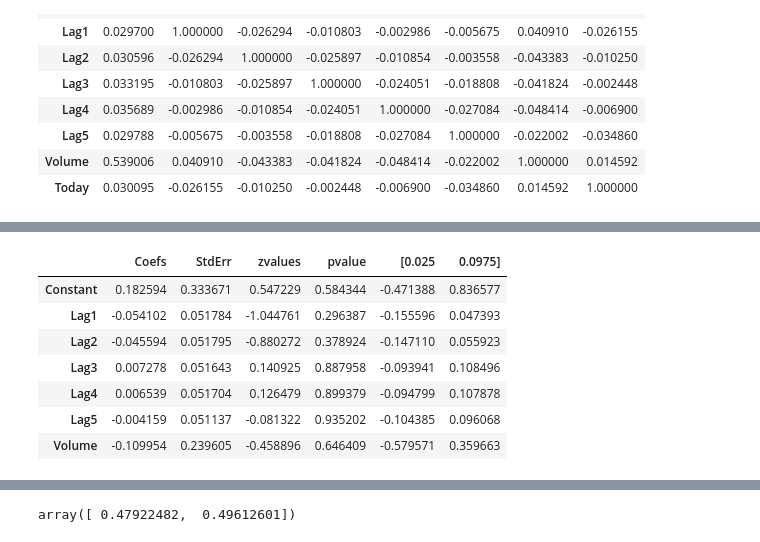
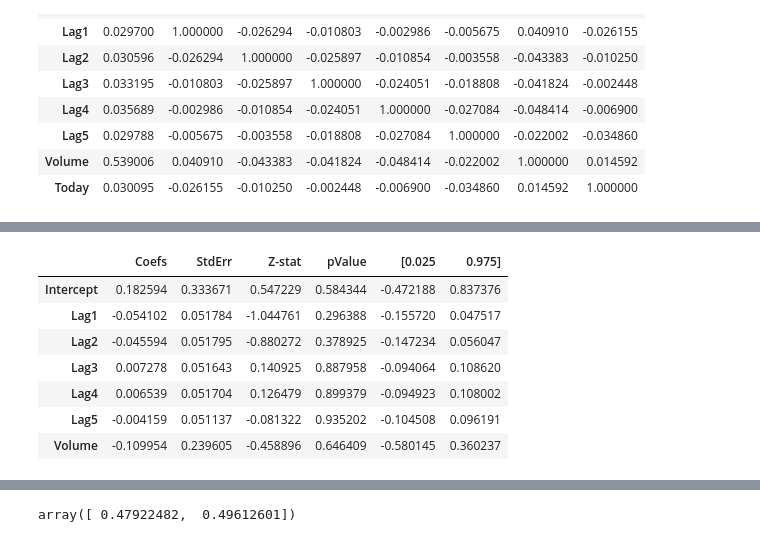
Before and after one commit to AndryRajoelimanana/Intro_Statistical_Learning, a Jupyter notebook: Chapter4_Classifications.ipynb, the cells around one changed output, grey strips where cells are left out. Saved outputs shown, nothing was run; the diff lists cells and outputs as text; code cells hidden in the pictures.

```diff
--- a/Chapter4_Classifications.ipynb
+++ b/Chapter4_Classifications.ipynb
@@ -74,17 +75,17 @@ class ModelStat(object):
             self.results = mydf
         if model_name == "sklearn.linear_model.logistic.LogisticRegression":
             self.params = np.append(model.intercept_,model.coef_)
-            predictions = self.predict_proba(X)
+            predictions = model.predict_proba(X)
             likelihood = np.multiply(predictions[:,0], predictions[:,1])
             self.cov_params = ModelStat.covlogit_matrix(newX, likelihood)
-            variance = np.diag(covLogit)
+            variance = np.diag(self.cov_params)
             self.StdErr = np.sqrt(variance)
             self.tValues = self.params/self.StdErr
             self.pValues =[2*(1 - sc.stats.t.cdf(np.abs(i),(self.dof+1))) for i in self.tValues]
             tppf = sc.stats.t.isf(0.025, self.dof)
             self.confInt = [self.params-tppf*self.StdErr, self.params+tppf*self.StdErr]
             mydf = pd.DataFrame(index=cols)
-            mydf["Coefs"],mydf["StdErr"],mydf["tValues"],mydf["pValue"] = [self.params,self.StdErr,self.tValues,self.pValues]
+            mydf["Coefs"],mydf["StdErr"],mydf["Z-stat"],mydf["pValue"] = [self.params,self.StdErr,self.tValues,self.pValues]
             mydf["[0.025"] = self.confInt[0]
             mydf["0.975]"] = self.confInt[1]
             self.results = mydf
@@ -221,6 +222,19 @@ def grid_create(model, XX, y, xstd, ystd, ngrid=20):
         coef2 = yarr[i,j]
         Z[i,j] =sum((y - (intercept + coef1*xz + coef2*yz))**2)
     return(xarr,yarr,Z)
+
+def print_diagtest(y, y_pred):
+    # diagnostic test
+    precision, recall, fscore, support = score(y, y_pred)
+    # Finding accuracy score
+    accuracy = accuracy_score(y_pred, y)
+    print('precision: {}'.format(precision[1]))
+    print('recall   : {}'.format(recall[1]))
+    print('fscore   : {}'.format(fscore[1]))
+    print('support  : {}'.format(support[1]))
+    print "accuracy : {}".format(accuracy)
+    # Confusion matrix
+    display(pd.crosstab(y_pred, y,rownames=['Predicted'], colnames=['True'], margins=True))
 # %% [markdown]
 # An Overview of Classification
 # %%
@@ -589,14 +597,18 @@ test = Smarket[Smarket.Year>=2005]
 # %%
+# Test error
+train = Smarket[Smarket.Year<2005]
+test = Smarket[Smarket.Year>=2005]
+
 # Using only Year < 2005 as a train dataset
-smLR1 = LogisticRegression(solver='newton-cg', max_iter=1000)
-smLR1.fit_stats(train[['Lag1', 'Lag2', 'Lag3', 'Lag4', 'Lag5', 'Volume']], train.Direction1)
-smLR1.results
+smLR1 = linear_model.LogisticRegression(solver='newton-cg', max_iter=1000)
+smLR_stat = ModelStat(smLR1, train[['Lag1', 'Lag2', 'Lag3', 'Lag4', 'Lag5', 'Volume']], train.Direction1, fit=True)
+smLR_stat.results
 # %% [output]
-|  | Coefs | StdErr | zvalues | pvalue | [0.025 | 0.0975] |
-| Constant | 0.182594 | 0.333671 | 0.547229 | 0.584344 | -0.471388 | 0.836577 |
-| Lag1 | -0.054102 | 0.051784 | -1.044761 | 0.296387 | -0.155596 | 0.047393 |
-| Lag2 | -0.045594 | 0.051795 | -0.880272 | 0.378924 | -0.147110 | 0.055923 |
-| Lag3 | 0.007278 | 0.051643 | 0.140925 | 0.887958 | -0.093941 | 0.108496 |
-| Lag4 | 0.006539 | 0.051704 | 0.126479 | 0.899379 | -0.094799 | 0.107878 |
-| Lag5 | -0.004159 | 0.051137 | -0.081322 | 0.935202 | -0.104385 | 0.096068 |
-| Volume | -0.109954 | 0.239605 | -0.458896 | 0.646409 | -0.579571 | 0.359663 |
+|  | Coefs | StdErr | Z-stat | pValue | [0.025 | 0.975] |
+| Intercept | 0.182594 | 0.333671 | 0.547229 | 0.584344 | -0.472188 | 0.837376 |
+| Lag1 | -0.054102 | 0.051784 | -1.044761 | 0.296388 | -0.155720 | 0.047517 |
+| Lag2 | -0.045594 | 0.051795 | -0.880272 | 0.378925 | -0.147234 | 0.056047 |
+| Lag3 | 0.007278 | 0.051643 | 0.140925 | 0.887958 | -0.094064 | 0.108620 |
+| Lag4 | 0.006539 | 0.051704 | 0.126479 | 0.899379 | -0.094923 | 0.108002 |
+| Lag5 | -0.004159 | 0.051137 | -0.081322 | 0.935202 | -0.104508 | 0.096191 |
+| Volume | -0.109954 | 0.239605 | -0.458896 | 0.646409 | -0.580145 | 0.360237 |
```
Also changed, not shown: parts of 50 cells of this notebook, 1 other file.
